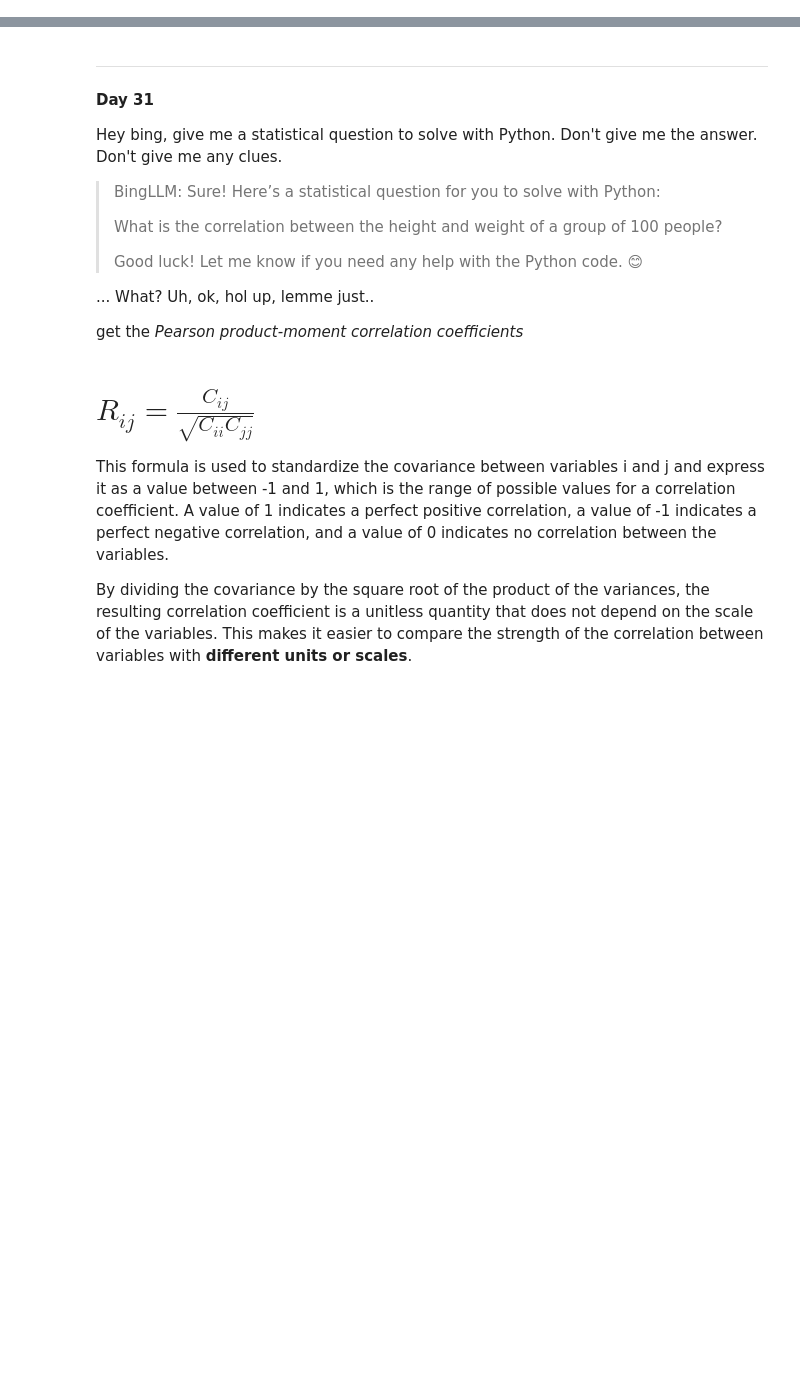
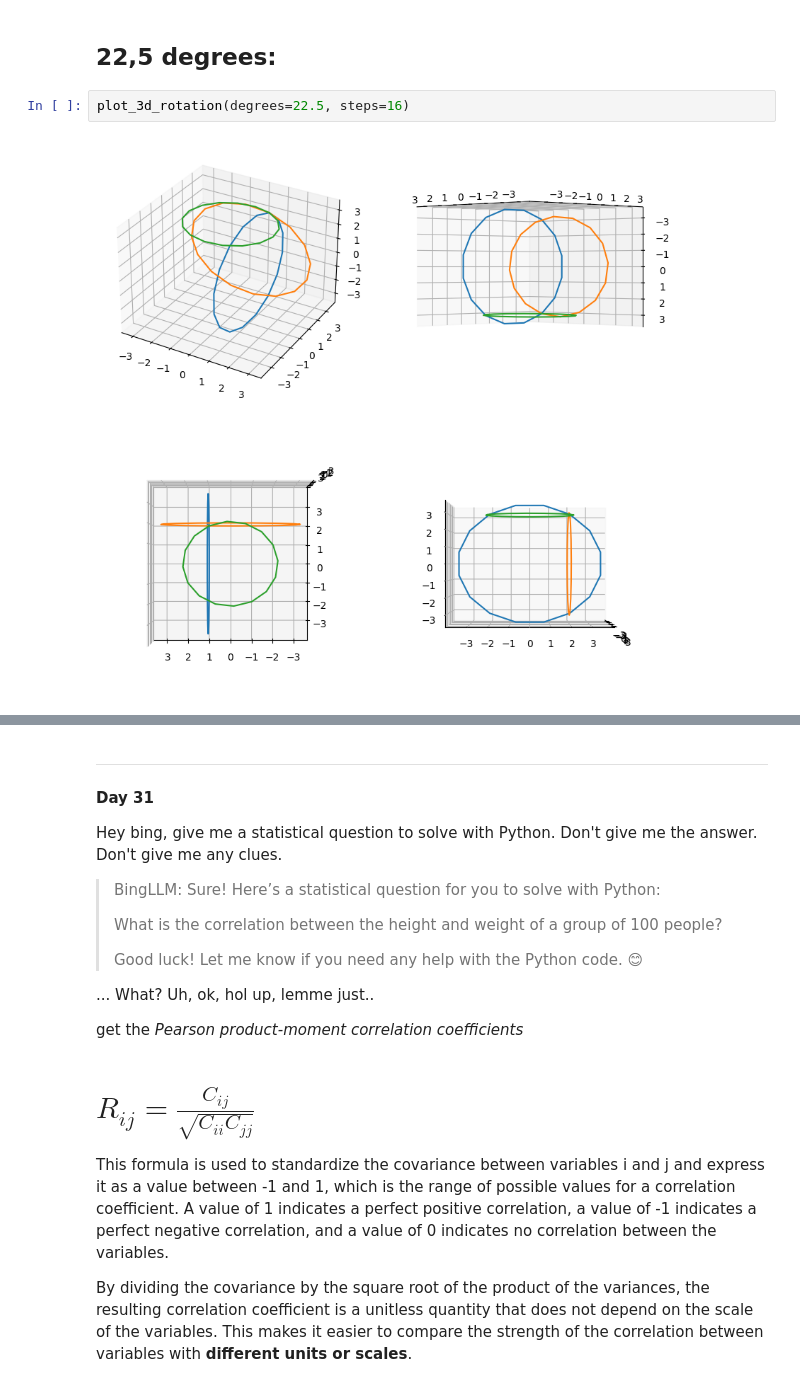
Before and after one commit to wlinds/mte, a Jupyter notebook: daily_doodle.ipynb, the cells around one changed output, grey strips where cells are left out. Saved outputs shown, nothing was run; the diff lists cells and outputs as text; blank space fills up the shorter version.

```diff
--- a/daily_doodle.ipynb
+++ b/daily_doodle.ipynb
@@ -0,0 +255,6 @@
+# %% [markdown]
+## 22,5 degrees:
+# %%
+plot_3d_rotation(degrees=22.5, steps=16)
+# %% [output]
+[figure, added]
```
Also changed, not shown: parts of 28 cells of this notebook.
